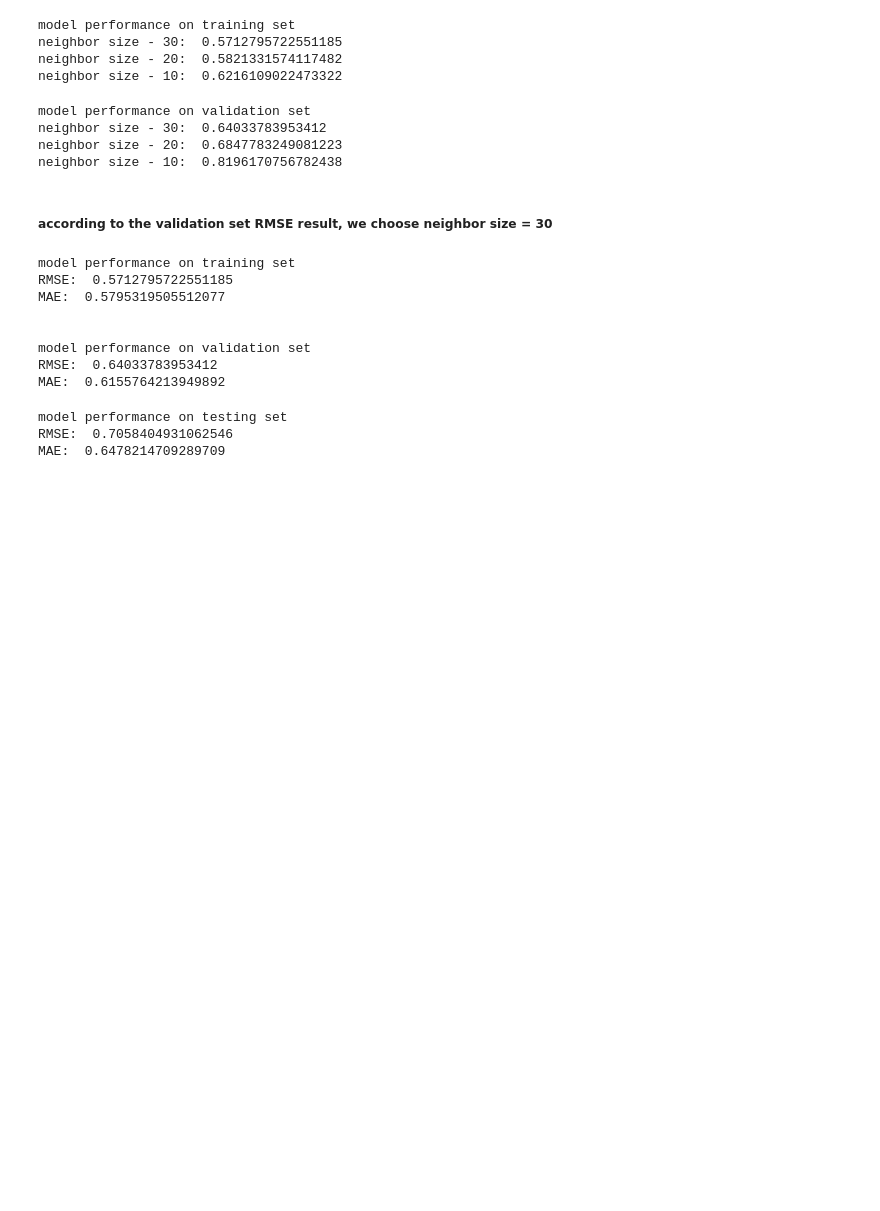
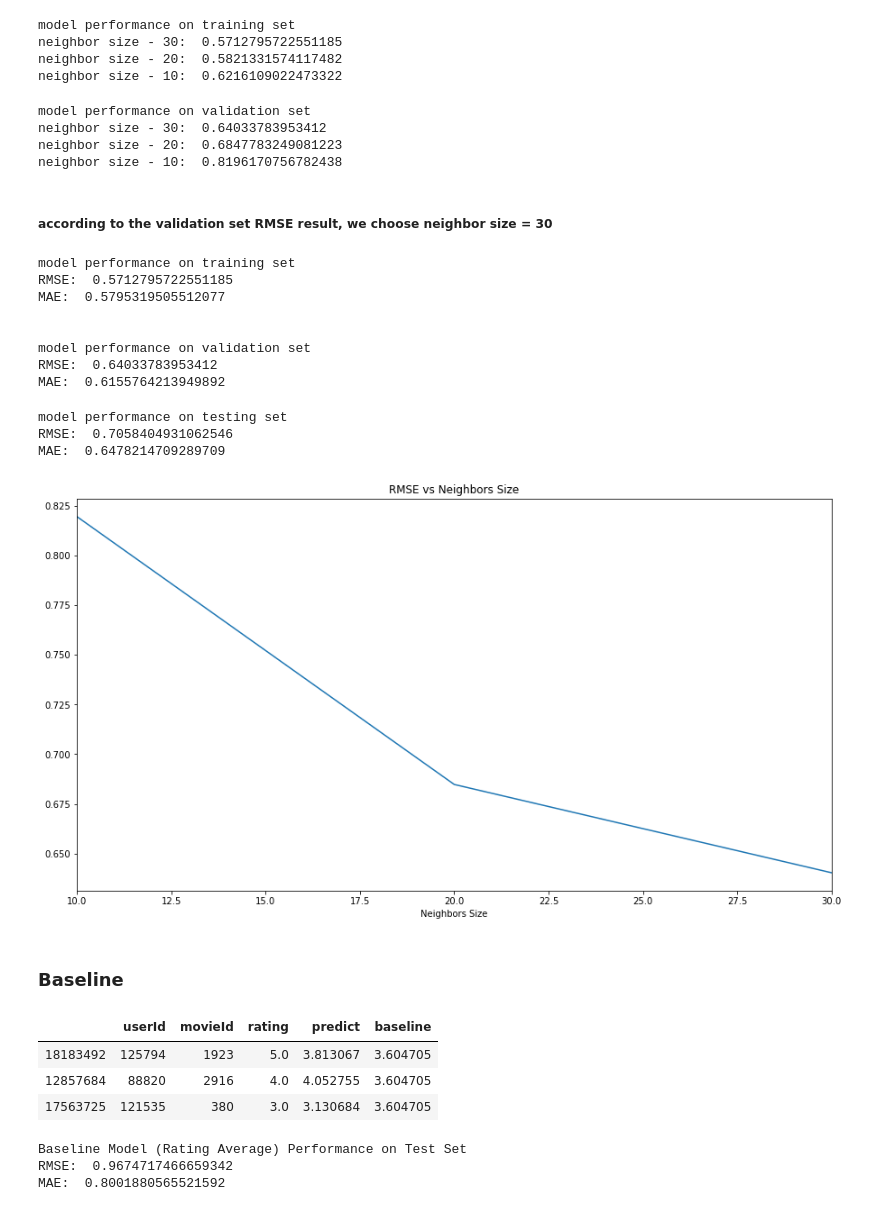
Before and after one commit to r50206v/E4571-Personalization-and-Recommendation-System, a Jupyter notebook: project/Neighbor_based_Model.ipynb, the cells around one changed output. Saved outputs shown, nothing was run; the diff lists cells and outputs as text; code cells hidden in the pictures; blank space fills up the shorter version.

Commit message:
[FEATURE] adding baseline model and neighbors size tuning plot

```diff
--- a/project/Neighbor_based_Model.ipynb
+++ b/project/Neighbor_based_Model.ipynb
@@ -358,3 +358,17 @@ print('MAE: ', mean_absolute_error(test['rating'], test['predict']))
 model performance on testing set
 RMSE:  0.7058404931062546
 MAE:  0.6478214709289709
+# %%
+RMSE = pd.DataFrame([0.64033783953412, 0.6847783249081223, 0.8196170756782438], columns=["RMSE"])
+neighborSize = pd.Series([30, 20, 10], name="Neighbors Size")
+RMSE.index = neighborSize
+RMSE["RMSE"].plot(
+    figsize=(15, 8),
+    title="RMSE vs Neighbors Size"
+)
+plt.xlabel = "Neighbors Size"
+plt.ylabel = "RMSE"
+# %% [output]
+[figure, added]
+# %% [markdown]
+### Baseline
@@ -360,0 +378,15 @@ MAE:  0.6478214709289709
+# %%
+test.head(3)
+# %% [output]
+|  | userId | movieId | rating | predict | baseline |
+| 18183492 | 125794 | 1923 | 5.0 | 3.813067 | 3.604705 |
+| 12857684 | 88820 | 2916 | 4.0 | 4.052755 | 3.604705 |
+| 17563725 | 121535 | 380 | 3.0 | 3.130684 | 3.604705 |
+# %%
+print("Baseline Model (Rating Average) Performance on Test Set")
+print("RMSE: ", mean_squared_error(test['rating'], test['baseline']))
+print("MAE: ", mean_absolute_error(test['rating'], test['baseline']))
+# %% [output]
+Baseline Model (Rating Average) Performance on Test Set
+RMSE:  0.9674717466659342
+MAE:  0.8001880565521592
```
Also changed, not shown: parts of 1 cell of this notebook, 1 other file.
